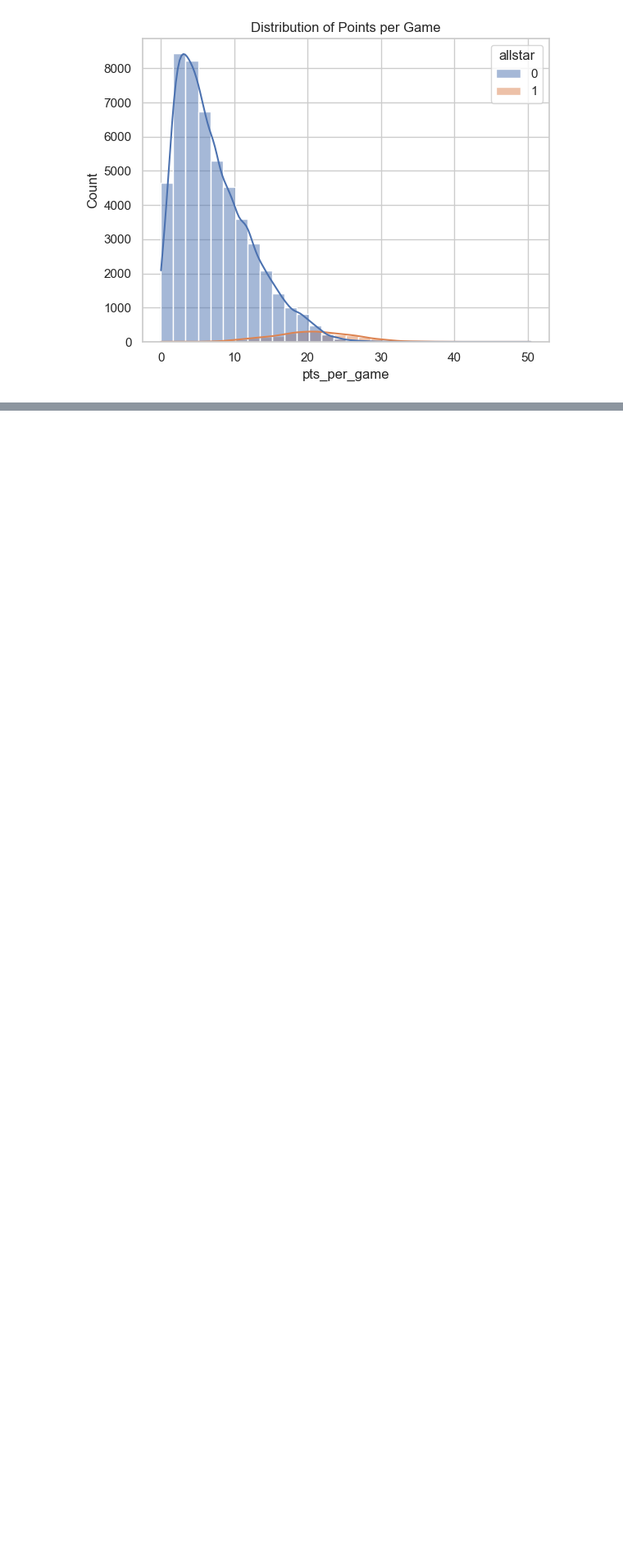
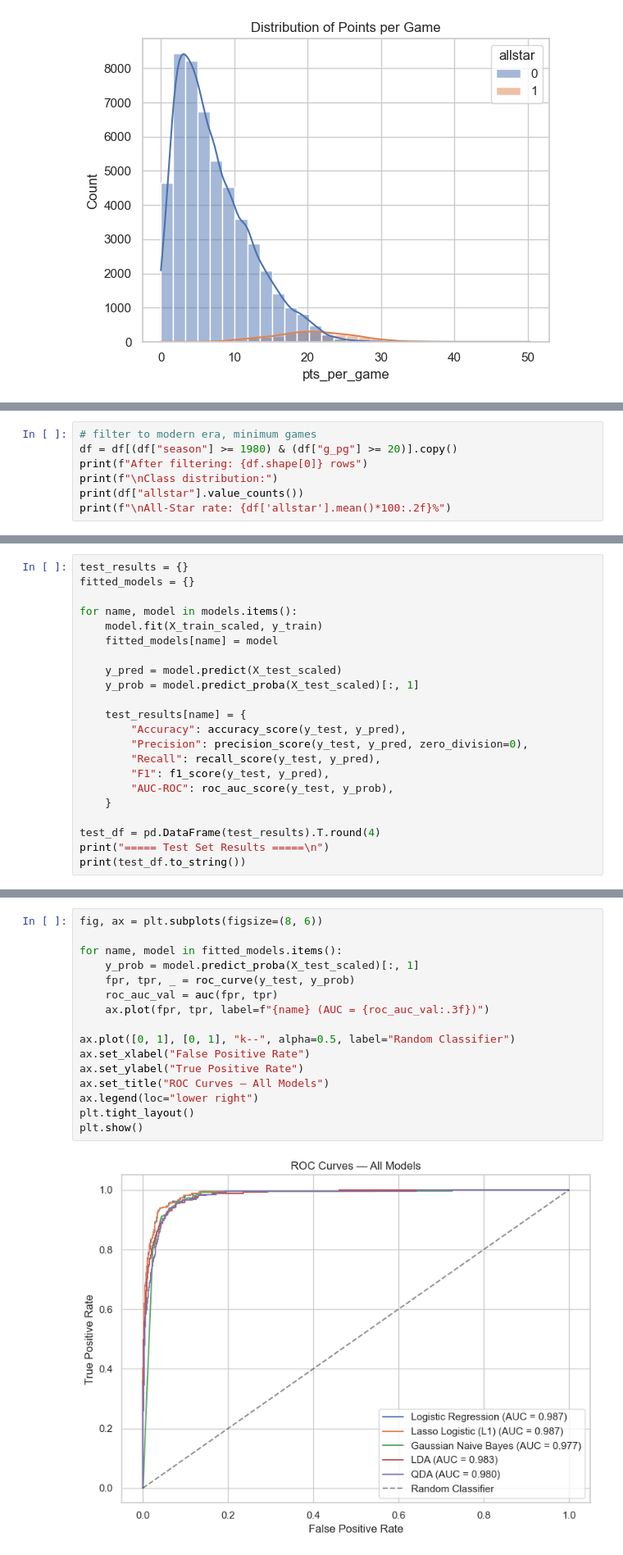
Before and after one commit to madhavnair007/NBA-All-Star-Selection-Prediction, a Jupyter notebook: Data-Cleaning.ipynb, the cells around one changed output, grey strips where cells are left out. Shown at 82% size. Saved outputs shown, nothing was run; the diff lists cells and outputs as text; blank space fills up the shorter version.

Commit message:
Added initial model implementation

```diff
--- a/Data-Cleaning.ipynb
+++ b/Data-Cleaning.ipynb
@@ -129,0 +136,7 @@ testsdfsdf
+# %%
+# filter to modern era, minimum games
+df = df[(df["season"] >= 1980) & (df["g_pg"] >= 20)].copy()
+print(f"After filtering: {df.shape[0]} rows")
+print(f"\nClass distribution:")
+print(df["allstar"].value_counts())
+print(f"\nAll-Star rate: {df['allstar'].mean()*100:.2f}%")
@@ -129,0 +266,22 @@ testsdfsdf
+# %%
+test_results = {}
+fitted_models = {}
+
+for name, model in models.items():
+    model.fit(X_train_scaled, y_train)
+    fitted_models[name] = model
+
+    y_pred = model.predict(X_test_scaled)
+    y_prob = model.predict_proba(X_test_scaled)[:, 1]
+
+    test_results[name] = {
+        "Accuracy": accuracy_score(y_test, y_pred),
+        "Precision": precision_score(y_test, y_pred, zero_division=0),
+        "Recall": recall_score(y_test, y_pred),
+        "F1": f1_score(y_test, y_pred),
+        "AUC-ROC": roc_auc_score(y_test, y_prob),
+    }
+
+test_df = pd.DataFrame(test_results).T.round(4)
+print("===== Test Set Results =====\n")
+print(test_df.to_string())
@@ -129,0 +299,18 @@ testsdfsdf
+# %%
+fig, ax = plt.subplots(figsize=(8, 6))
+
+for name, model in fitted_models.items():
+    y_prob = model.predict_proba(X_test_scaled)[:, 1]
+    fpr, tpr, _ = roc_curve(y_test, y_prob)
+    roc_auc_val = auc(fpr, tpr)
+    ax.plot(fpr, tpr, label=f"{name} (AUC = {roc_auc_val:.3f})")
+
+ax.plot([0, 1], [0, 1], "k--", alpha=0.5, label="Random Classifier")
+ax.set_xlabel("False Positive Rate")
+ax.set_ylabel("True Positive Rate")
+ax.set_title("ROC Curves — All Models")
+ax.legend(loc="lower right")
+plt.tight_layout()
+plt.show()
+# %% [output]
+[figure, added]
```
Also changed, not shown: parts of 21 cells of this notebook.
